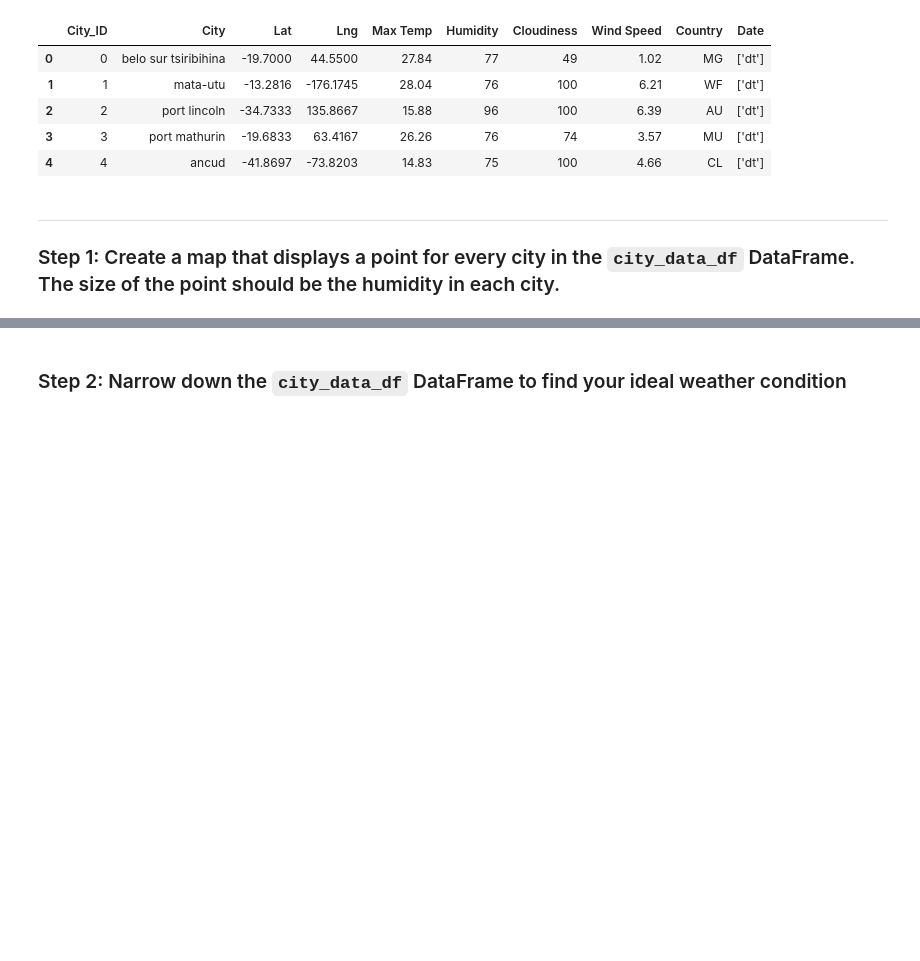
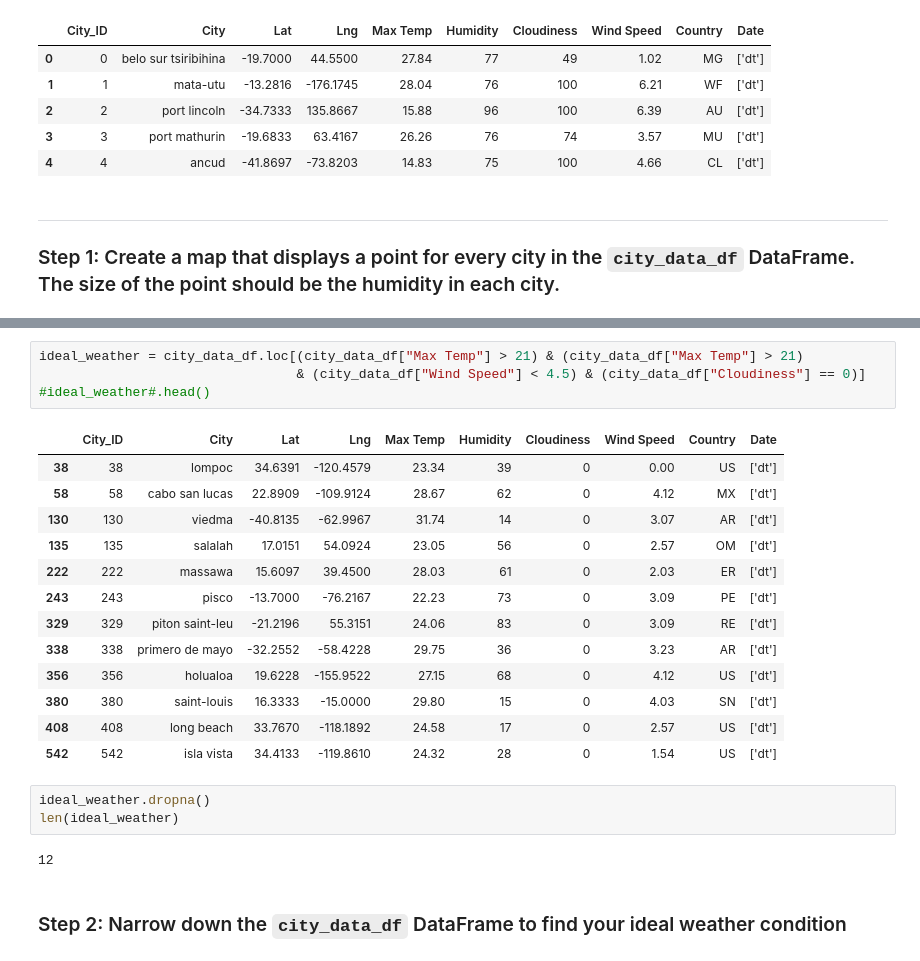
Before and after one commit to TRegan5/python-api-challenge, a Jupyter notebook: WeatherPy/VacationPy.ipynb, the cells around one changed output, grey strips where cells are left out. Drawn from its saved outputs; the diff is of its cells as text; blank space fills up the shorter version.

```diff
--- a/WeatherPy/VacationPy.ipynb
+++ b/WeatherPy/VacationPy.ipynb
@@ -43,6 +46,29 @@ WARNING:param.main: geo option cannot be used with kind='scatter' plot type. Geo
 # YOUR CODE HERE
 # %% [output]
 [interactive output not drawn]
+# %%
+ideal_weather = city_data_df.loc[(city_data_df["Max Temp"] > 21) & (city_data_df["Max Temp"] > 21)
+                                 & (city_data_df["Wind Speed"] < 4.5) & (city_data_df["Cloudiness"] == 0)]
+#ideal_weather#.head()
+# %% [output]
+|  | City_ID | City | Lat | Lng | Max Temp | Humidity | Cloudiness | Wind Speed | Country | Date |
+| 38 | 38 | lompoc | 34.6391 | -120.4579 | 23.34 | 39 | 0 | 0.00 | US | ['dt'] |
+| 58 | 58 | cabo san lucas | 22.8909 | -109.9124 | 28.67 | 62 | 0 | 4.12 | MX | ['dt'] |
+| 130 | 130 | viedma | -40.8135 | -62.9967 | 31.74 | 14 | 0 | 3.07 | AR | ['dt'] |
+| 135 | 135 | salalah | 17.0151 | 54.0924 | 23.05 | 56 | 0 | 2.57 | OM | ['dt'] |
+| 222 | 222 | massawa | 15.6097 | 39.4500 | 28.03 | 61 | 0 | 2.03 | ER | ['dt'] |
+| 243 | 243 | pisco | -13.7000 | -76.2167 | 22.23 | 73 | 0 | 3.09 | PE | ['dt'] |
+| 329 | 329 | piton saint-leu | -21.2196 | 55.3151 | 24.06 | 83 | 0 | 3.09 | RE | ['dt'] |
+| 338 | 338 | primero de mayo | -32.2552 | -58.4228 | 29.75 | 36 | 0 | 3.23 | AR | ['dt'] |
+| 356 | 356 | holualoa | 19.6228 | -155.9522 | 27.15 | 68 | 0 | 4.12 | US | ['dt'] |
+| 380 | 380 | saint-louis | 16.3333 | -15.0000 | 29.80 | 15 | 0 | 4.03 | SN | ['dt'] |
+| 408 | 408 | long beach | 33.7670 | -118.1892 | 24.58 | 17 | 0 | 2.57 | US | ['dt'] |
+| 542 | 542 | isla vista | 34.4133 | -119.8610 | 24.32 | 28 | 0 | 1.54 | US | ['dt'] |
+# %%
+ideal_weather.dropna()
+len(ideal_weather)
+# %% [output]
+12
 # %% [markdown]
 ### Step 2: Narrow down the `city_data_df` DataFrame to find your ideal weather condition
 # %%
```
Also changed, not shown: parts of 4 cells of this notebook.
